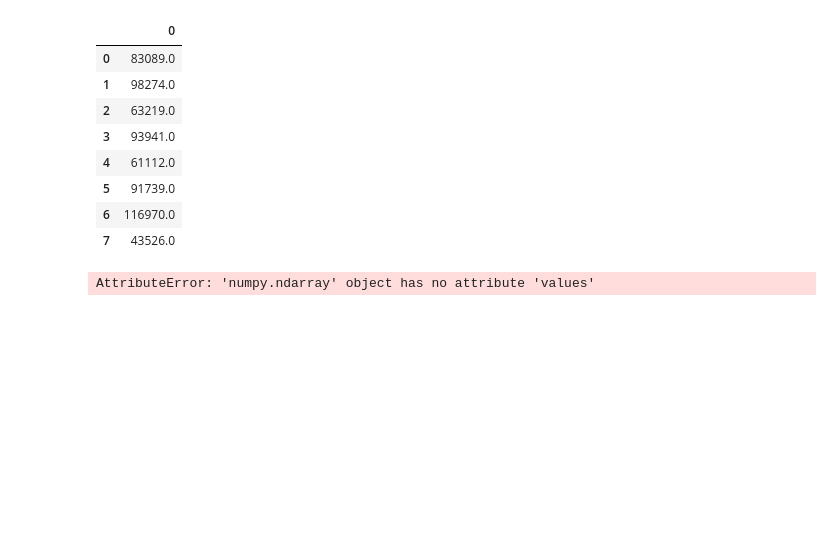
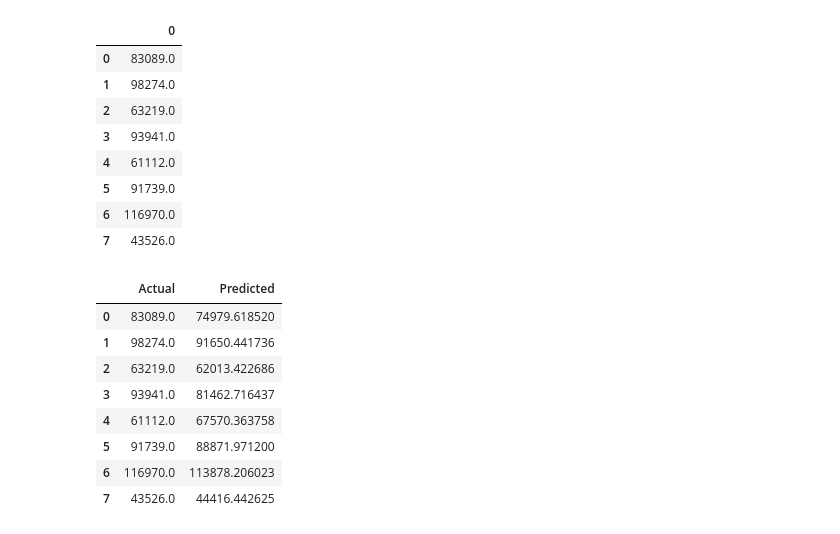
Before and after one commit to MoetezRadhouani/simple_salary_prediction, a Jupyter notebook: simple_salary_prediction.ipynb, the cells around one changed output. Saved outputs shown, nothing was run; the diff lists cells and outputs as text; code cells hidden in the pictures; blank space fills up the shorter version.

```diff
--- a/simple_salary_prediction.ipynb
+++ b/simple_salary_prediction.ipynb
@@ -209,10 +209,18 @@ z
 | 6 | 116970.0 |
 | 7 | 43526.0 |
 # %%
-df_check = pd.DataFrame({'Actual': y_test[:10].values, 'Predicted': y_pred[:10].ravel()})
+df_check = pd.DataFrame({'Actual': z.iloc[:, 0], 'Predicted': y_pred[:10].ravel()})
 df_check
 # %% [output]
-AttributeError: 'numpy.ndarray' object has no attribute 'values'
+|  | Actual | Predicted |
+| 0 | 83089.0 | 74979.618520 |
+| 1 | 98274.0 | 91650.441736 |
+| 2 | 63219.0 | 62013.422686 |
+| 3 | 93941.0 | 81462.716437 |
+| 4 | 61112.0 | 67570.363758 |
+| 5 | 91739.0 | 88871.971200 |
+| 6 | 116970.0 | 113878.206023 |
+| 7 | 43526.0 | 44416.442625 |
 # %%
 import seaborn as sns
  ## first compute vector of residuals.
```
Also changed, not shown: parts of 10 cells of this notebook.
